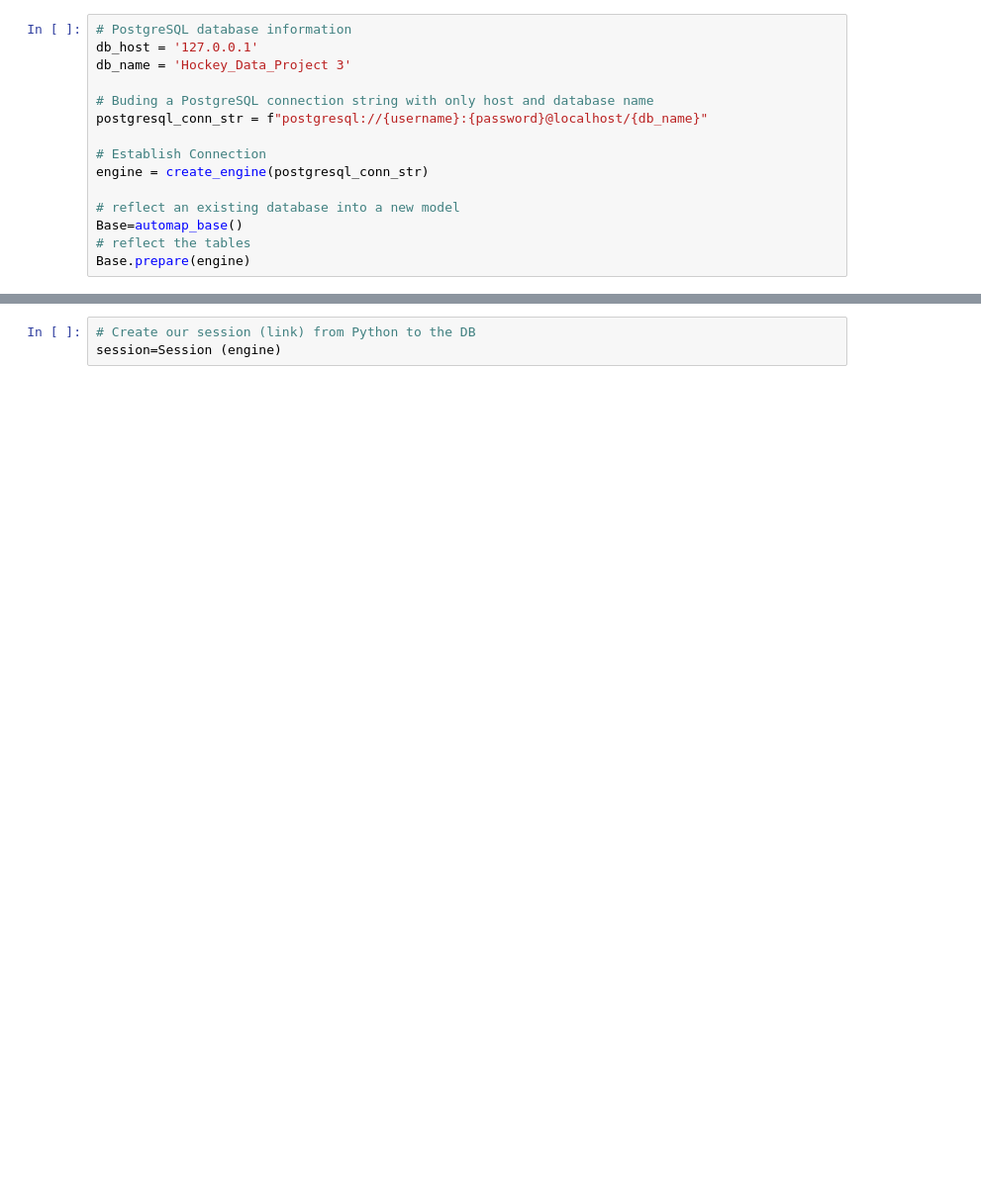
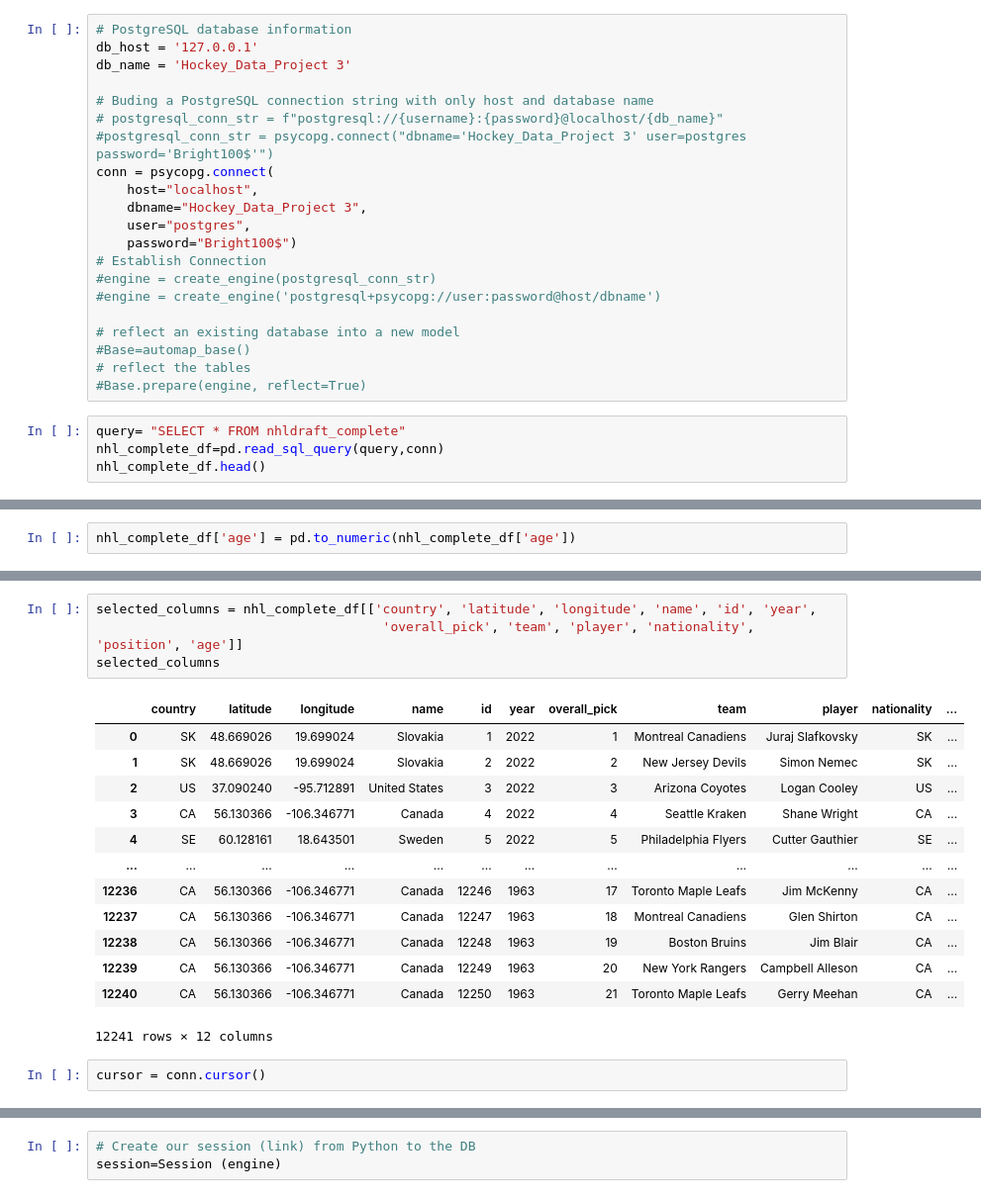
Before and after one commit to samwallach7/Project_3_NHL, a Jupyter notebook: static/draft.ipynb, the cells around one changed output, grey strips where cells are left out. Shown: that part at 99% size. Saved outputs shown, nothing was run; the diff lists cells and outputs as text; blank space fills up the shorter version.

```diff
--- a/static/draft.ipynb
+++ b/static/draft.ipynb
@@ -11,12 +26,22 @@ db_host = '127.0.0.1'
 db_name = 'Hockey_Data_Project 3'
 
 # Buding a PostgreSQL connection string with only host and database name
-postgresql_conn_str = f"postgresql://{username}:{password}@localhost/{db_name}"
-
+# postgresql_conn_str = f"postgresql://{username}:{password}@localhost/{db_name}"
+#postgresql_conn_str = psycopg.connect("dbname='Hockey_Data_Project 3' user=postgres password='Bright100$'")
+conn = psycopg.connect(
+    host="localhost",
+    dbname="Hockey_Data_Project 3",
+    user="postgres",
+    password="Bright100$")
 # Establish Connection
-engine = create_engine(postgresql_conn_str)
+#engine = create_engine(postgresql_conn_str)
+#engine = create_engine('postgresql+psycopg://user:password@host/dbname')
 
 # reflect an existing database into a new model
-Base=automap_base()
+#Base=automap_base()
 # reflect the tables
-Base.prepare(engine)
+#Base.prepare(engine, reflect=True)
+# %%
+query= "SELECT * FROM nhldraft_complete"
+nhl_complete_df=pd.read_sql_query(query,conn)
+nhl_complete_df.head()
@@ -22,0 +58,2 @@ Base.prepare(engine)
+# %%
+nhl_complete_df['age'] = pd.to_numeric(nhl_complete_df['age'])
@@ -22,0 +136,20 @@ Base.prepare(engine)
+# %%
+selected_columns = nhl_complete_df[['country', 'latitude', 'longitude', 'name', 'id', 'year',
+                                     'overall_pick', 'team', 'player', 'nationality', 'position', 'age']]
+selected_columns
+# %% [output]
+|  | country | latitude | longitude | name | id | year | overall_pick | team | player | nationality | ... |
+| 0 | SK | 48.669026 | 19.699024 | Slovakia | 1 | 2022 | 1 | Montreal Canadiens | Juraj Slafkovsky | SK | ... |
+| 1 | SK | 48.669026 | 19.699024 | Slovakia | 2 | 2022 | 2 | New Jersey Devils | Simon Nemec | SK | ... |
+| 2 | US | 37.090240 | -95.712891 | United States | 3 | 2022 | 3 | Arizona Coyotes | Logan Cooley | US | ... |
+| 3 | CA | 56.130366 | -106.346771 | Canada | 4 | 2022 | 4 | Seattle Kraken | Shane Wright | CA | ... |
+| 4 | SE | 60.128161 | 18.643501 | Sweden | 5 | 2022 | 5 | Philadelphia Flyers | Cutter Gauthier | SE | ... |
+| ... | ... | ... | ... | ... | ... | ... | ... | ... | ... | ... | ... |
+| 12236 | CA | 56.130366 | -106.346771 | Canada | 12246 | 1963 | 17 | Toronto Maple Leafs | Jim McKenny | CA | ... |
+| 12237 | CA | 56.130366 | -106.346771 | Canada | 12247 | 1963 | 18 | Montreal Canadiens | Glen Shirton | CA | ... |
+| 12238 | CA | 56.130366 | -106.346771 | Canada | 12248 | 1963 | 19 | Boston Bruins | Jim Blair | CA | ... |
+| 12239 | CA | 56.130366 | -106.346771 | Canada | 12249 | 1963 | 20 | New York Rangers | Campbell Alleson | CA | ... |
+| 12240 | CA | 56.130366 | -106.346771 | Canada | 12250 | 1963 | 21 | Toronto Maple Leafs | Gerry Meehan | CA | ... |
+12241 rows × 12 columns
+# %%
+cursor = conn.cursor()
```
Also changed, not shown: parts of 9 cells of this notebook.
